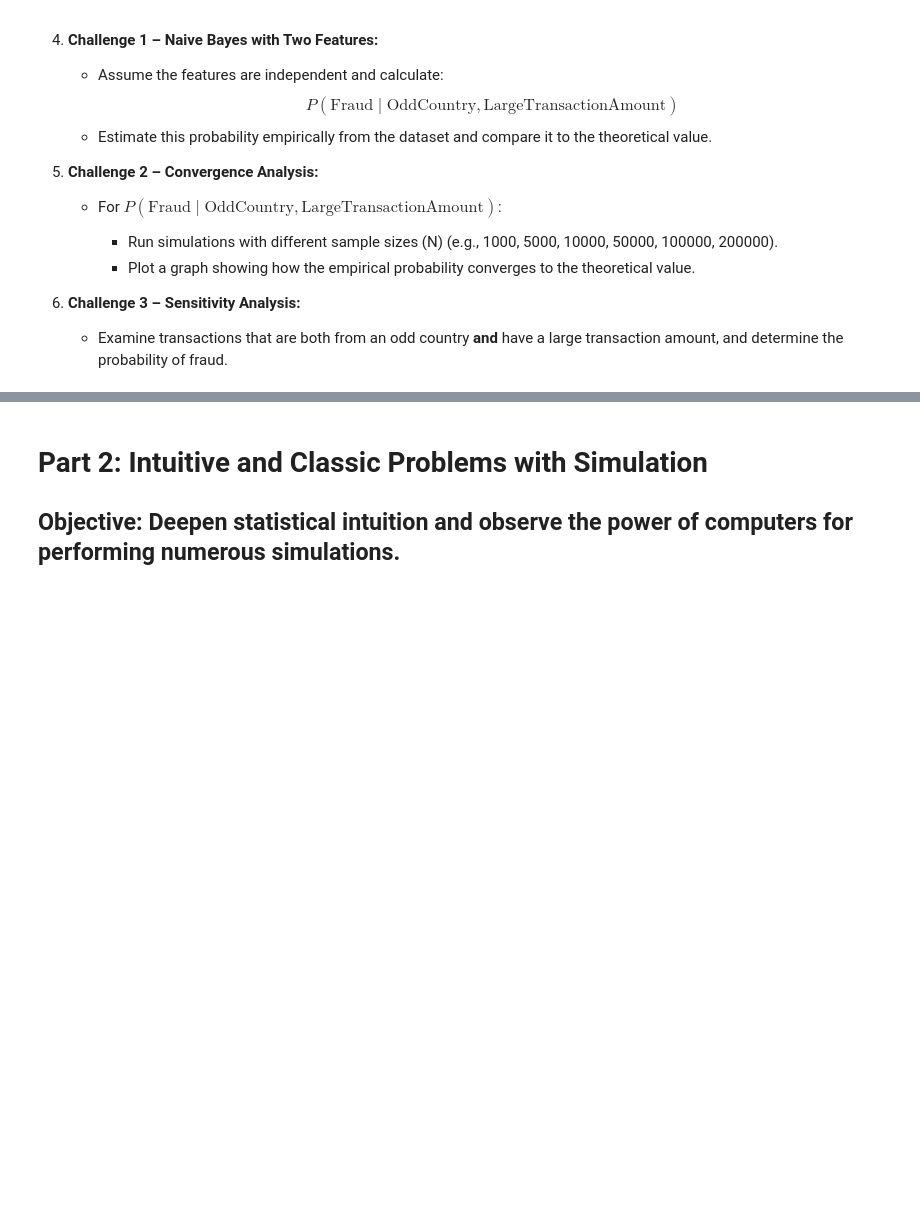
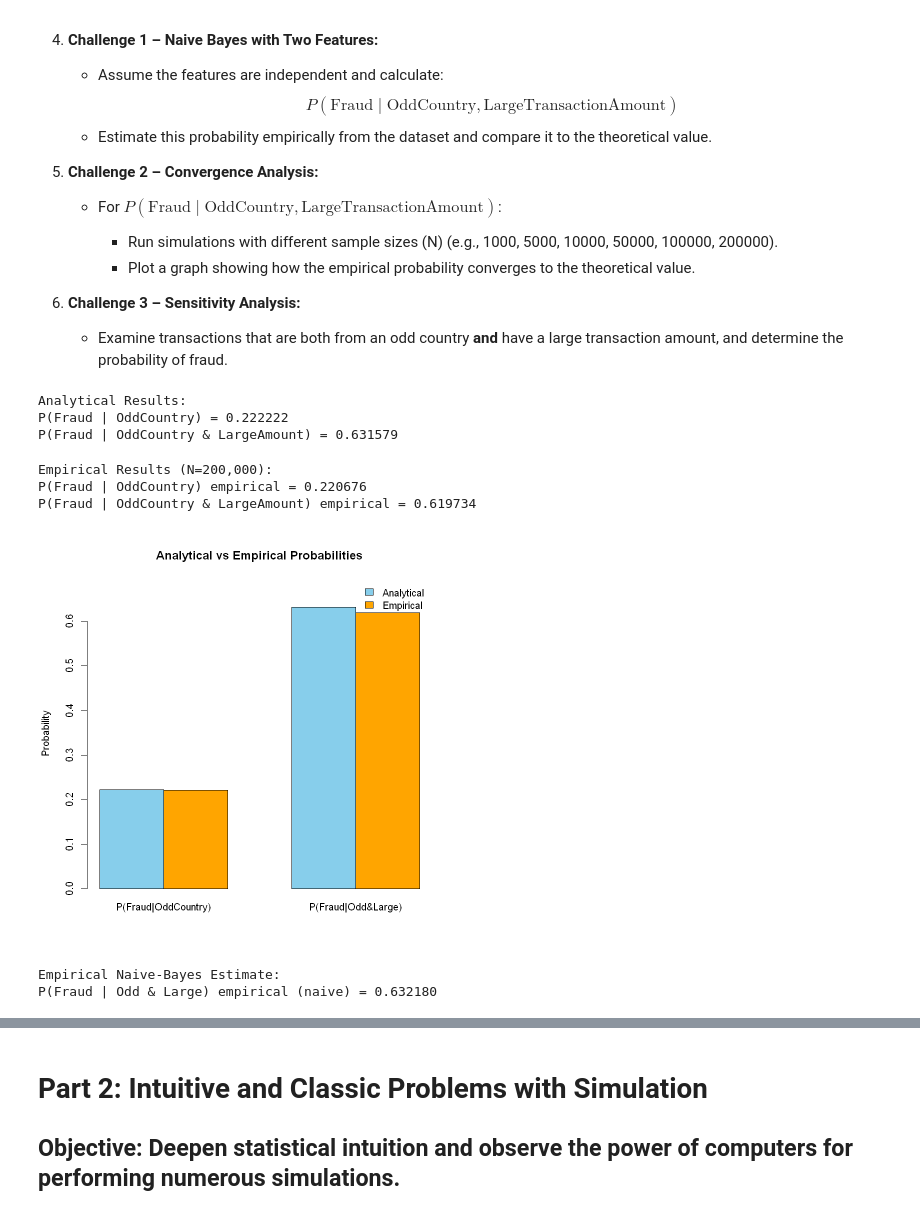
Before and after one commit to hossein-noor-ramsis/R, a Jupyter notebook: HW2/EPS_CA2_810103332.ipynb, the cells around one changed output, grey strips where cells are left out. Cells and saved outputs as stored; diff of their text form; code cells hidden in the pictures; blank space fills up the shorter version.

```diff
--- a/HW2/EPS_CA2_810103332.ipynb
+++ b/HW2/EPS_CA2_810103332.ipynb
@@ -222,6 +223,30 @@ In addition to the “OddCountry” feature, a second feature called **LargeTran
 6. **Challenge 3 – Sensitivity Analysis:**
 
    * Examine transactions that are both from an odd country **and** have a large transaction amount, and determine the probability of fraud.
+# %%
+p_fraud <- 0.02
+p_odd_if_fraud <- 0.70
+p_odd_if_no <- 0.05
+p_large_if_fraud <- 0.60
+p_large_if_no <- 0.10
+
+
+# 1️⃣ Analytical Calculations ---------------------------------------------
+p_odd <- p_odd_if_fraud * p_fraud + p_odd_if_no * (1 - p_fraud)
+p_fraud_given_odd <- (p_odd_if_fraud * p_fraud) / p_odd
+
+p_odd_large_if_fraud <- p_odd_if_fraud * p_large_if_fraud
+p_odd_large_if_no <- p_odd_if_no * p_large_if_no
+p_odd_large <- p_odd_large_if_fraud * p_fraud + p_odd_large_if_no * (1 - p_fraud)
+p_fraud_given_odd_large <- (p_odd_large_if_fraud * p_fraud) / p_odd_large
+
+cat("Analytical Results:\n")
+cat(sprintf("P(Fraud | OddCountry) = %.6f\n", p_fraud_given_odd))
+cat(sprintf("P(Fraud | OddCountry & LargeAmount) = %.6f\n\n", p_fraud_given_odd_large))
+# %% [output]
+Analytical Results:
+P(Fraud | OddCountry) = 0.222222
+P(Fraud | OddCountry & LargeAmount) = 0.631579
 # %%
 ################################
 # 2. Code for Dataset Simulation
@@ -256,0 +282,47 @@ df <- data.frame(Fraud=fraud_label,
+# %%
+emp_odd <- subset(df, OddCountry == 1)
+emp_odd_prob <- mean(emp_odd$Fraud)
+
+emp_odd_large <- subset(df, OddCountry == 1 & LargeAmount == 1)
+emp_odd_large_prob <- mean(emp_odd_large$Fraud)
+
+cat("Empirical Results (N=200,000):\n")
+cat(sprintf("P(Fraud | OddCountry) empirical = %.6f\n", emp_odd_prob))
+cat(sprintf("P(Fraud | OddCountry & LargeAmount) empirical = %.6f\n\n", emp_odd_large_prob))
+# %% [output]
+Empirical Results (N=200,000):
+P(Fraud | OddCountry) empirical = 0.220676
+P(Fraud | OddCountry & LargeAmount) empirical = 0.619734
+# %%
+analytical <- c(p_fraud_given_odd_country, p_fraud_given_odd_large)
+empirical <- c(emp_odd_prob, emp_odd_large_prob)
+labels <- c("P(Fraud|OddCountry)", "P(Fraud|Odd&Large)")
+
+bar_y <- rbind(analytical, empirical)
+
+barplot(bar_y, beside = TRUE, names.arg = labels,
+        col = c("skyblue", "orange"),
+        ylim = c(0, max(bar_y) * 1.1),
+        main = "Analytical vs Empirical Probabilities",
+        ylab = "Probability")
+
+legend("topright", legend = c("Analytical", "Empirical"),
+       fill = c("skyblue", "orange"), bty = "n")
+# %% [output]
+[figure, added]
+# %%
+p_odd_if_fraud_emp <- mean(df$OddCountry[df$Fraud == 1])
+p_odd_if_no_emp <- mean(df$OddCountry[df$Fraud == 0])
+p_large_if_fraud_emp <- mean(df$LargeAmount[df$Fraud == 1])
+p_large_if_no_emp <- mean(df$LargeAmount[df$Fraud == 0])
+p_fraud_emp <- mean(df$Fraud)
+
+num <- p_odd_if_fraud_emp * p_large_if_fraud_emp * p_fraud_emp
+den <- num + (p_odd_if_no_emp * p_large_if_no_emp * (1 - p_fraud_emp))
+empirical_naive <- num / den
+
+cat("Empirical Naive-Bayes Estimate:\n")
+cat(sprintf("P(Fraud | Odd & Large) empirical (naive) = %.6f\n\n", empirical_naive))
+# %% [output]
+Empirical Naive-Bayes Estimate:
+P(Fraud | Odd & Large) empirical (naive) = 0.632180
```
Also changed, not shown: parts of 9 cells of this notebook, 1 other file.
